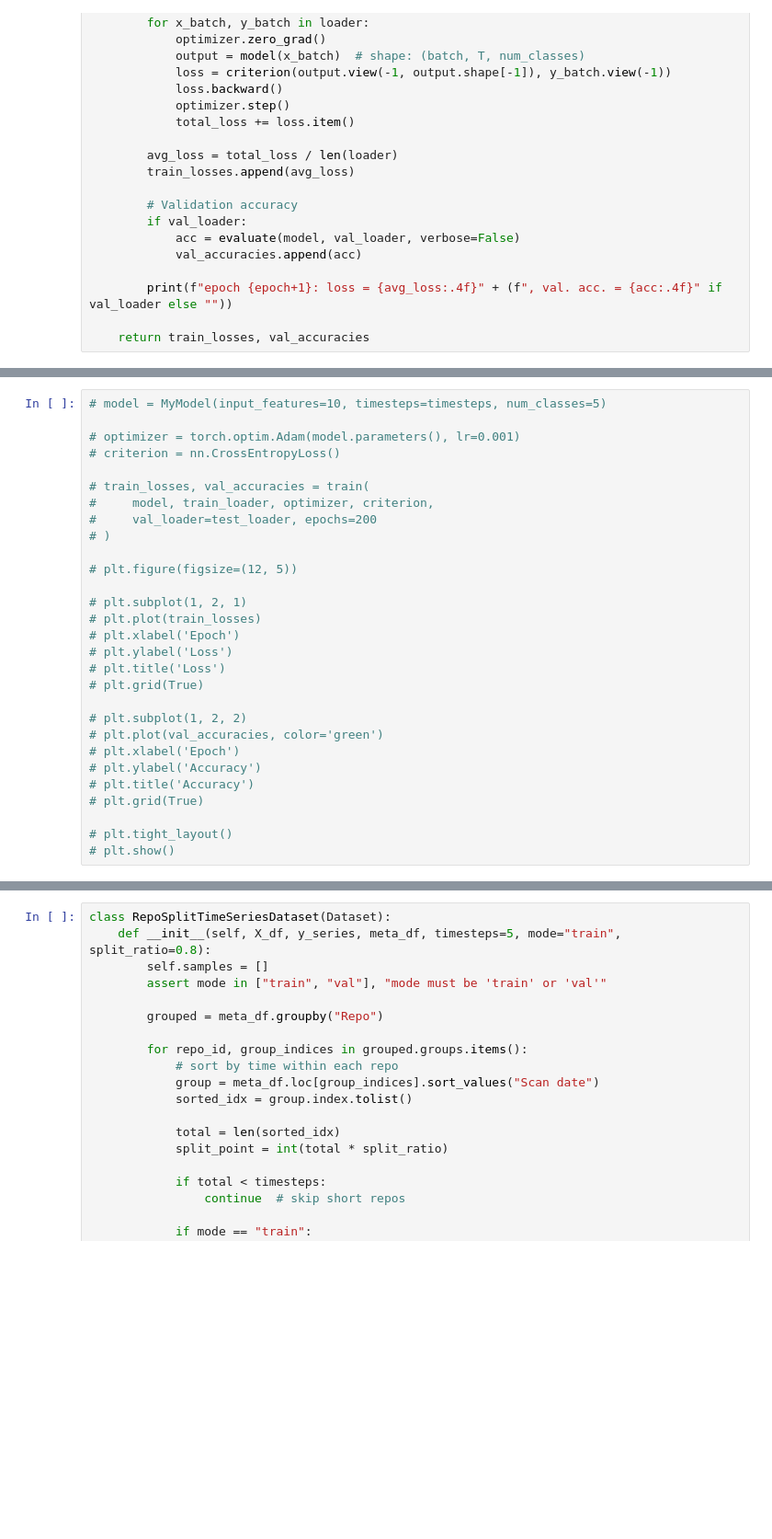
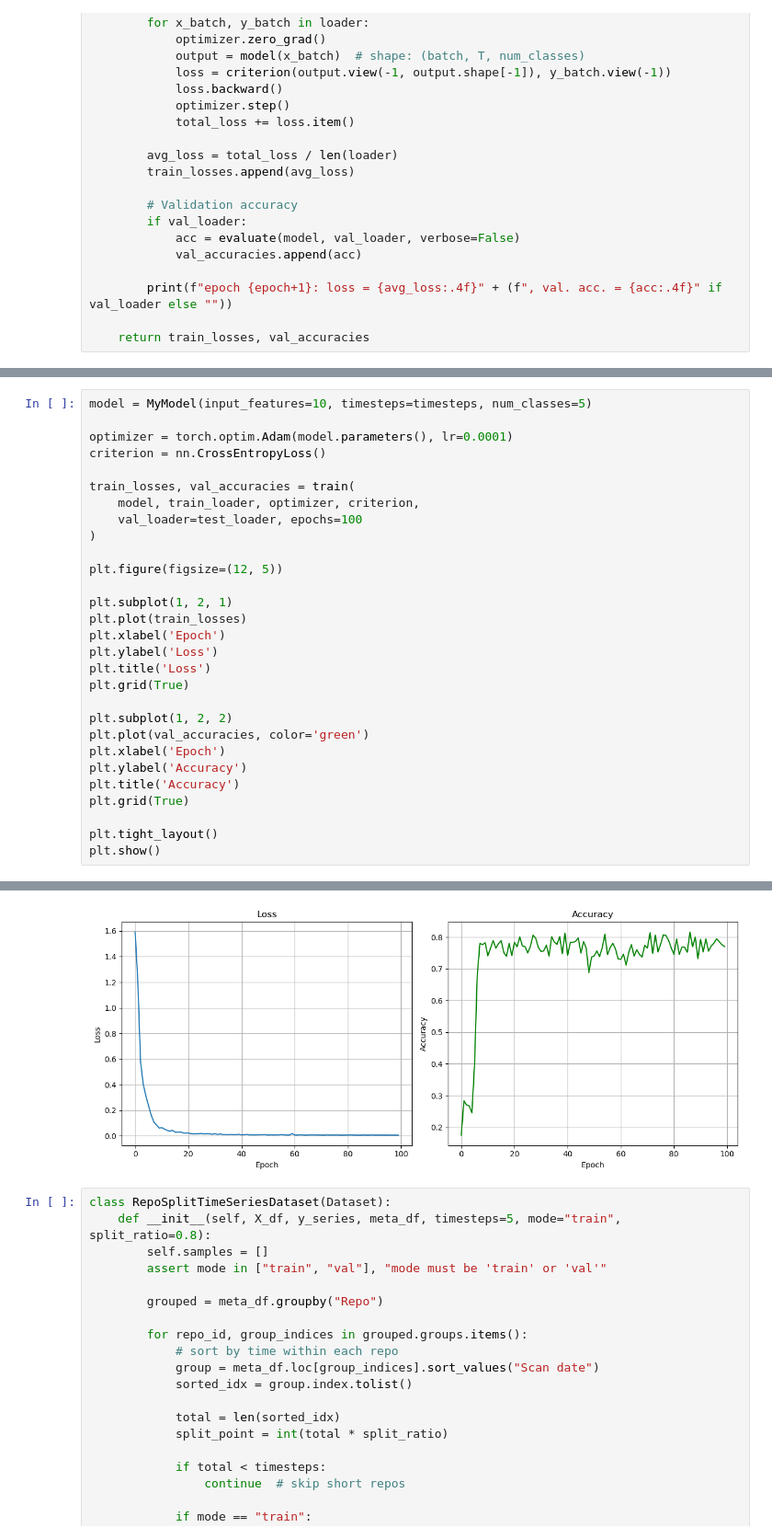
Before and after one commit to thanh309/project-2-it3930e, a Jupyter notebook: notebooks/data_and_model_test_v3.ipynb, the cells around one changed output, grey strips where cells are left out. Shown at 92% size. Drawn from its saved outputs; the diff is of its cells as text; blank space fills up the shorter version.

```diff
--- a/notebooks/data_and_model_test_v3.ipynb
+++ b/notebooks/data_and_model_test_v3.ipynb
@@ -393,29 +400,30 @@ from torch.utils.data import Dataset, DataLoader, random_split
 # %%
-# model = MyModel(input_features=10, timesteps=timesteps, num_classes=5)
+model = MyModel(input_features=10, timesteps=timesteps, num_classes=5)
 
-# optimizer = torch.optim.Adam(model.parameters(), lr=0.001)
-# criterion = nn.CrossEntropyLoss()
+optimizer = torch.optim.Adam(model.parameters(), lr=0.0001)
+criterion = nn.CrossEntropyLoss()
 
-# train_losses, val_accuracies = train(
-#     model, train_loader, optimizer, criterion,
-#     val_loader=test_loader, epochs=200
-# )
+train_losses, val_accuracies = train(
+    model, train_loader, optimizer, criterion,
+    val_loader=test_loader, epochs=100
+)
 
-# plt.figure(figsize=(12, 5))
+plt.figure(figsize=(12, 5))
 
-# plt.subplot(1, 2, 1)
-# plt.plot(train_losses)
-# plt.xlabel('Epoch')
-# plt.ylabel('Loss')
-# plt.title('Loss')
-# plt.grid(True)
+plt.subplot(1, 2, 1)
+plt.plot(train_losses)
+plt.xlabel('Epoch')
+plt.ylabel('Loss')
+plt.title('Loss')
+plt.grid(True)
 
-# plt.subplot(1, 2, 2)
-# plt.plot(val_accuracies, color='green')
-# plt.xlabel('Epoch')
-# plt.ylabel('Accuracy')
-# plt.title('Accuracy')
-# plt.grid(True)
+plt.subplot(1, 2, 2)
+plt.plot(val_accuracies, color='green')
+plt.xlabel('Epoch')
+plt.ylabel('Accuracy')
+plt.title('Accuracy')
+plt.grid(True)
 
-# plt.tight_layout()
-# plt.show()
+plt.tight_layout()
+plt.show()
+# %% [output]
@@ -422,3 +447,4 @@ from torch.utils.data import Dataset, DataLoader, random_split
+[figure, added]
 # %%
 class RepoSplitTimeSeriesDataset(Dataset):
     def __init__(self, X_df, y_series, meta_df, timesteps=5, mode="train", split_ratio=0.8):
```
Also changed, not shown: parts of 6 cells of this notebook, 5 other files.
